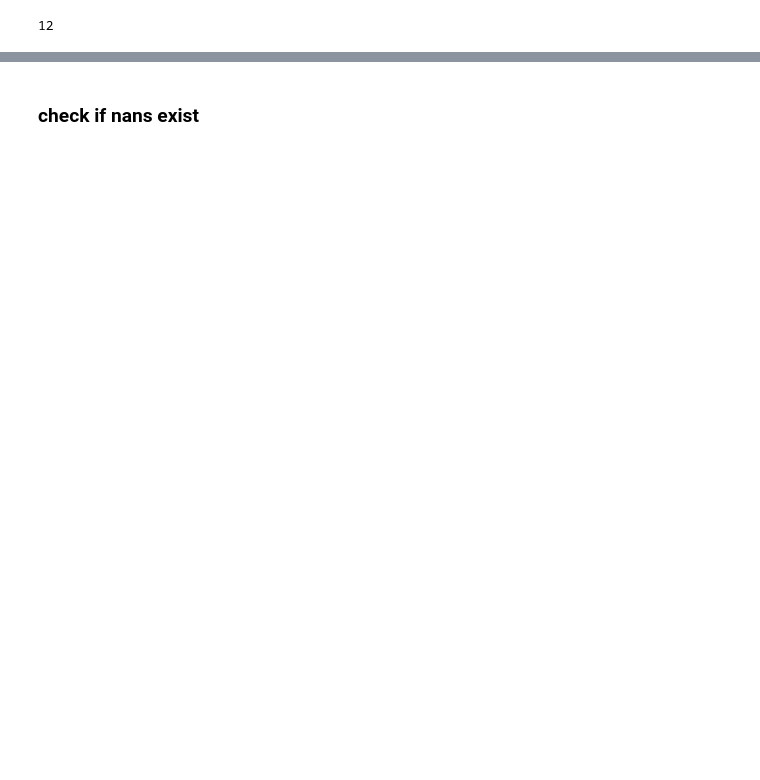
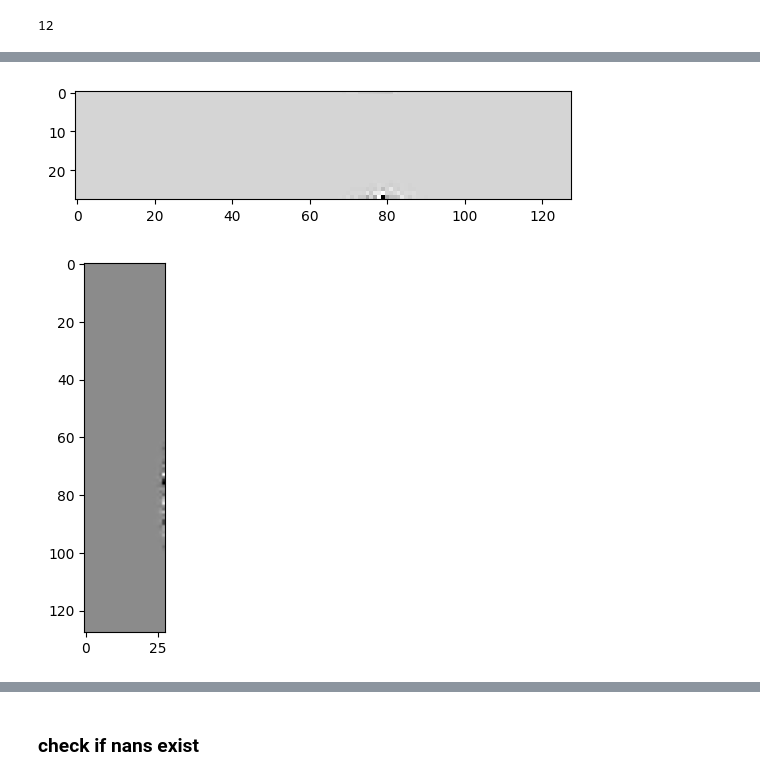
Before and after one commit to buehlpa/berne-cohort-data-pipeline, a Jupyter notebook: 5_0_0_Image_and_tab_creation.ipynb, the cells around one changed output, grey strips where cells are left out. Cells and saved outputs as stored; diff of their text form; code cells hidden in the pictures; blank space fills up the shorter version.

```diff
--- a/5_0_0_Image_and_tab_creation.ipynb
+++ b/5_0_0_Image_and_tab_creation.ipynb
@@ -187,0 +277,25 @@ if not os.path.exists(SUBSELECTION_PATH):
+# %%
+import SimpleITK as sitk
+
+def resample_sitk(image, target_shape):
+    image_sitk = sitk.GetImageFromArray(image)
+    resampler = sitk.ResampleImageFilter()
+    resampler.SetSize(target_shape)
+    resampler.SetInterpolator(sitk.sitkBSpline)
+    return sitk.GetArrayFromImage(resampler.Execute(image_sitk))
+
+downsample_shape=(128,128,28)
+
+subselection='dwi_bet_normalized'
+
+path=all_processed_nifti_filtered[subselection][0]
+img = nib.load(path).get_fdata()
+resized_numpy = resample_sitk(img, downsample_shape)
+plt.imshow(resized_numpy[:, :, 10], cmap='gray')
+plt.show()
+resized_numpy = np.transpose(resized_numpy, (2, 0, 1))  # Move the 2nd dimension to the last
+plt.imshow(resized_numpy[:, :, 10], cmap='gray')
+plt.show()
+# %% [output]
+[figure, added]
+[figure, added]
```
Also changed, not shown: parts of 18 cells of this notebook, 1 other file.
